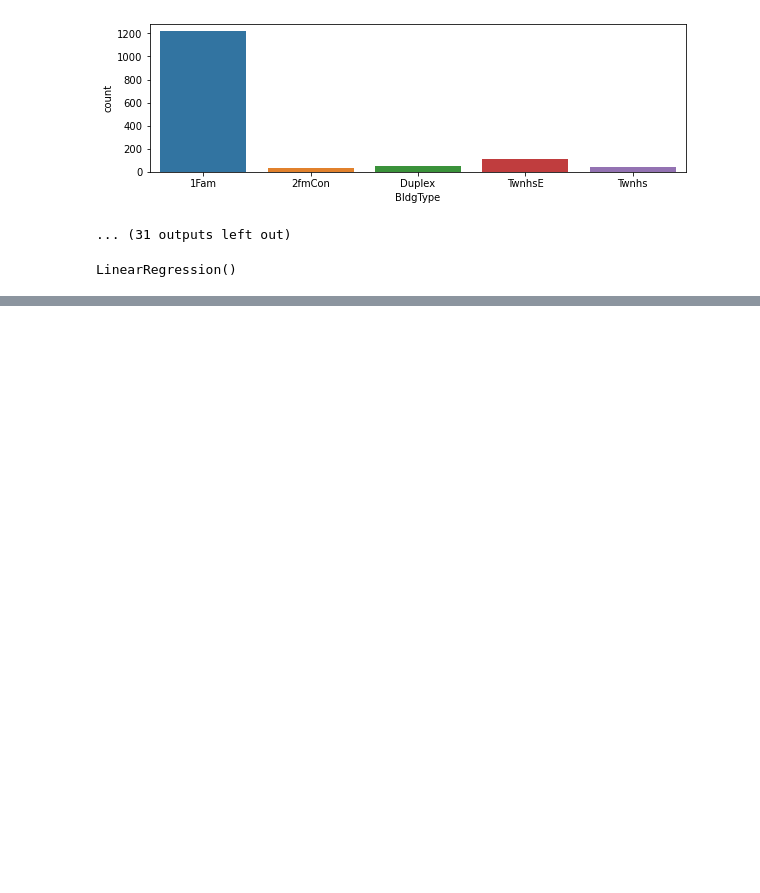
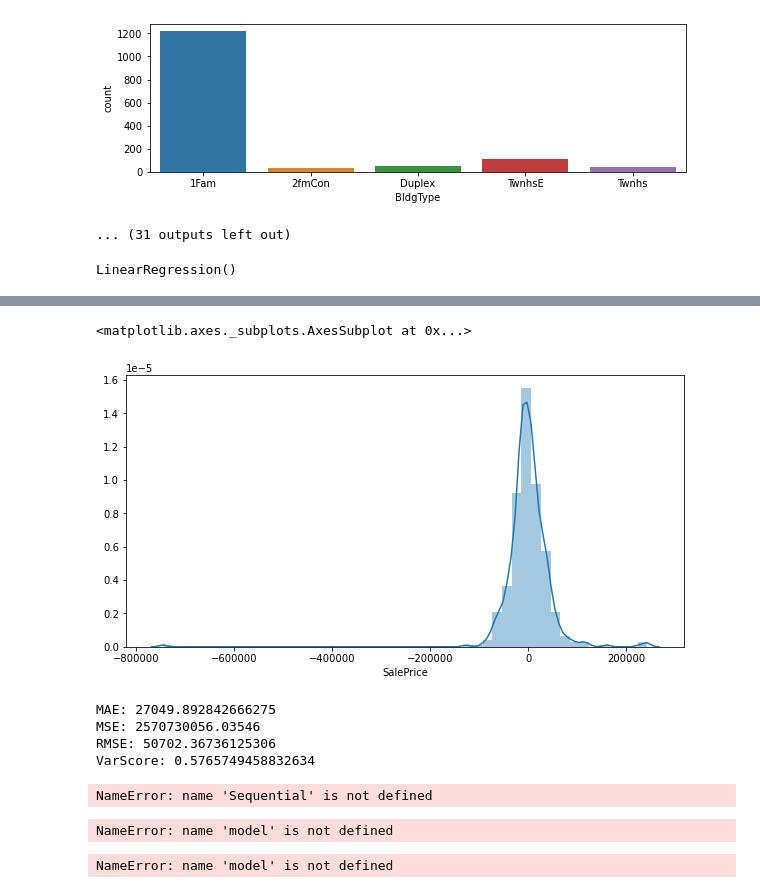
Before and after one commit to AchrafBella/House-Price-Prediction, a Jupyter notebook: House Price Prediction 1 .ipynb, the cells around one changed output, grey strips where cells are left out. Cells and saved outputs as stored; diff of their text form; code cells hidden in the pictures; blank space fills up the shorter version.

```diff
--- a/House Price Prediction 1 .ipynb
+++ b/House Price Prediction 1 .ipynb
@@ -151,0 +158,38 @@ coeff_df
+# %%
+fig = plt.figure(figsize=(10,5))
+residuals = (y_test- y_pred)
+sns.distplot(residuals)
+# %% [output]
+<matplotlib.axes._subplots.AxesSubplot at 0x...>
+[figure, added]
+# %%
+print('MAE:', metrics.mean_absolute_error(y_test, y_pred))
+print('MSE:', metrics.mean_squared_error(y_test, y_pred))
+print('RMSE:', np.sqrt(metrics.mean_squared_error(y_test, y_pred)))
+print('VarScore:',metrics.explained_variance_score(y_test,y_pred))
+# %% [output]
+MAE: 27049.892842666275
+MSE: 2570730056.03546
+RMSE: 50702.36736125306
+VarScore: 0.5765749458832634
+# %%
+model = Sequential()
+model.add(Dense(9,  activation='relu'))
+model.add(Dense(19, activation='relu'))
+model.add(Dense(19, activation='relu'))
+model.add(Dense(19, activation='relu'))
+model.add(Dense(1))
+# %% [output]
+NameError: name 'Sequential' is not defined
+# %%
+model.fit(x=X_train,y=y_train,
+          validation_data=(X_test,y_test),
+          batch_size=128,epochs=400)
+model.summary()
+# %% [output]
+NameError: name 'model' is not defined
+# %%
+loss_df = pd.DataFrame(model.history.history)
+loss_df.plot(figsize=(12,8))
+# %% [output]
+NameError: name 'model' is not defined
```
Also changed, not shown: parts of 5 cells of this notebook.
